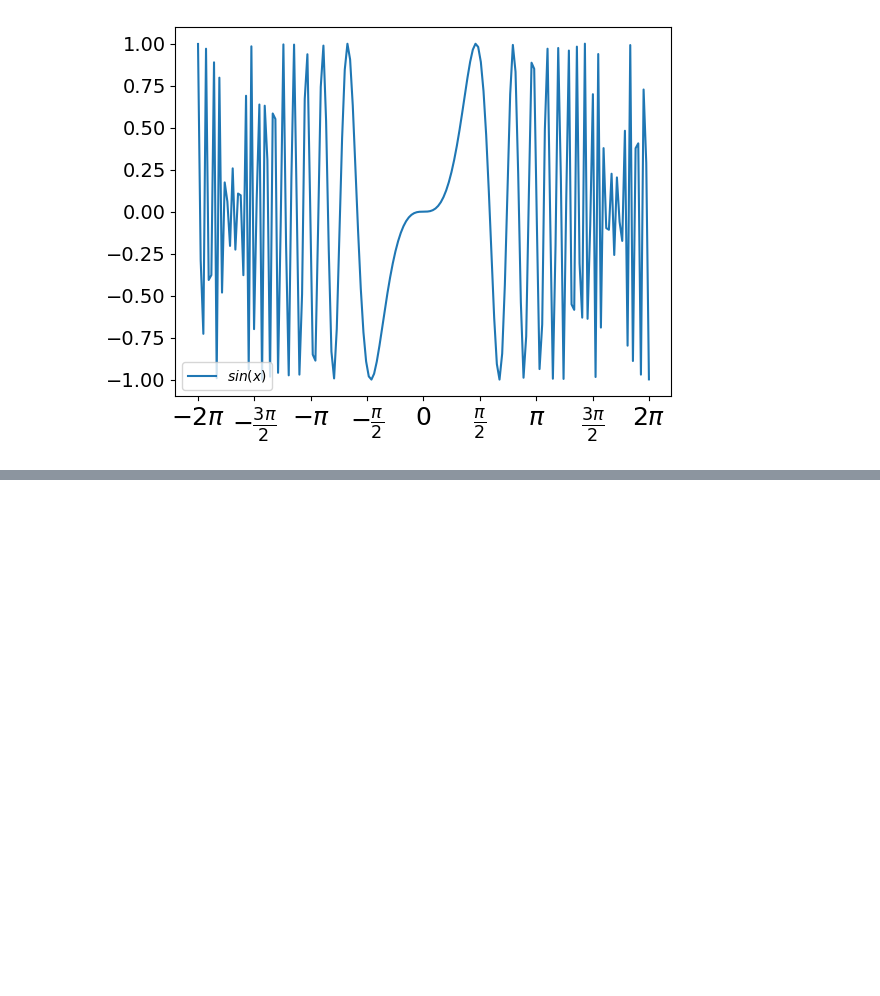
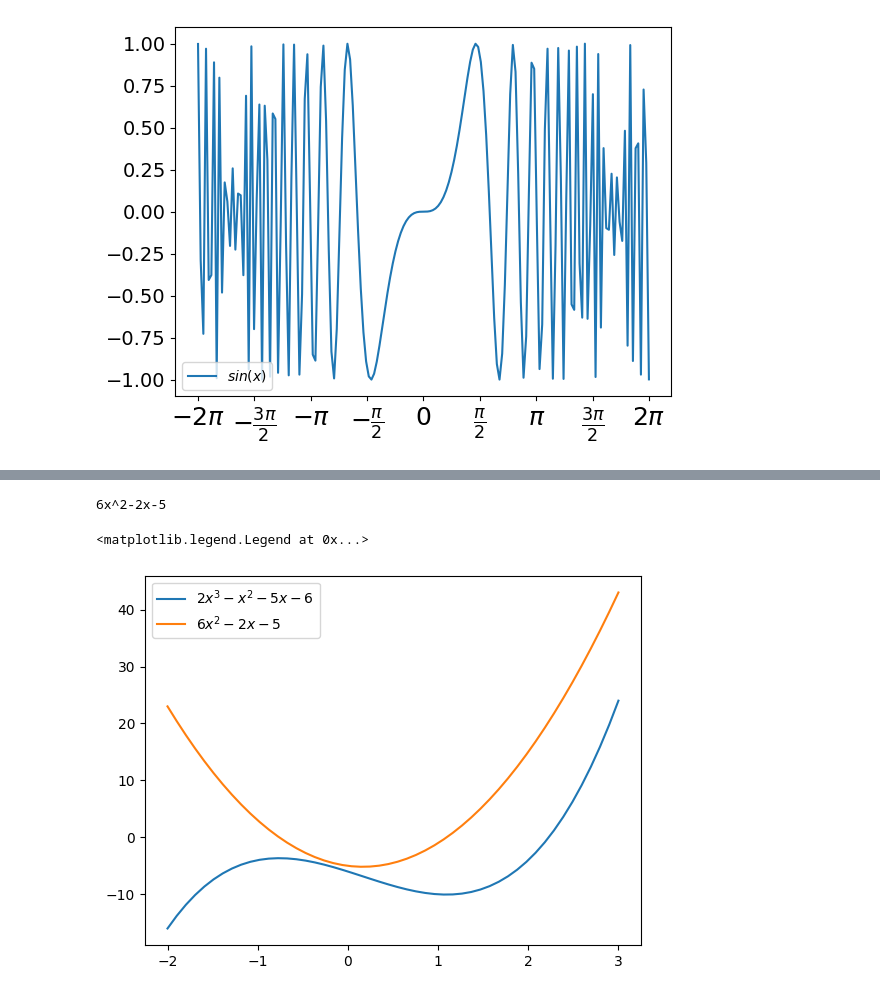
Before and after one commit to harmkenn/Python-Workbooks, a Jupyter notebook: python-course.eu/E_PC15_Spines.ipynb, the cells around one changed output, grey strips where cells are left out. Saved outputs shown, nothing was run; the diff lists cells and outputs as text; code cells hidden in the pictures; blank space fills up the shorter version.

```diff
--- a/python-course.eu/E_PC15_Spines.ipynb
+++ b/python-course.eu/E_PC15_Spines.ipynb
@@ -149,0 +189,21 @@ ModuleNotFoundError: No module named 'polynomials'
+# %%
+from polynomials import Polynomial
+import numpy as np
+import matplotlib.pyplot as plt
+
+p = Polynomial(2, -1, -5, -6)
+p_der = p.derivative()
+print(p_der)
+
+fig, ax = plt.subplots()
+X = np.linspace(-2, 3, 50, endpoint=True)
+F = p(X)
+F_derivative = p_der(X)
+ax.plot(X, F, label="$" + str(p) + "$")
+ax.plot(X, F_derivative, label="$" + str(p_der) + "$")
+
+ax.legend(loc='best')
+# %% [output]
+6x^2-2x-5
+<matplotlib.legend.Legend at 0x...>
+[figure, added]
```
Also changed, not shown: parts of 3 cells of this notebook.
